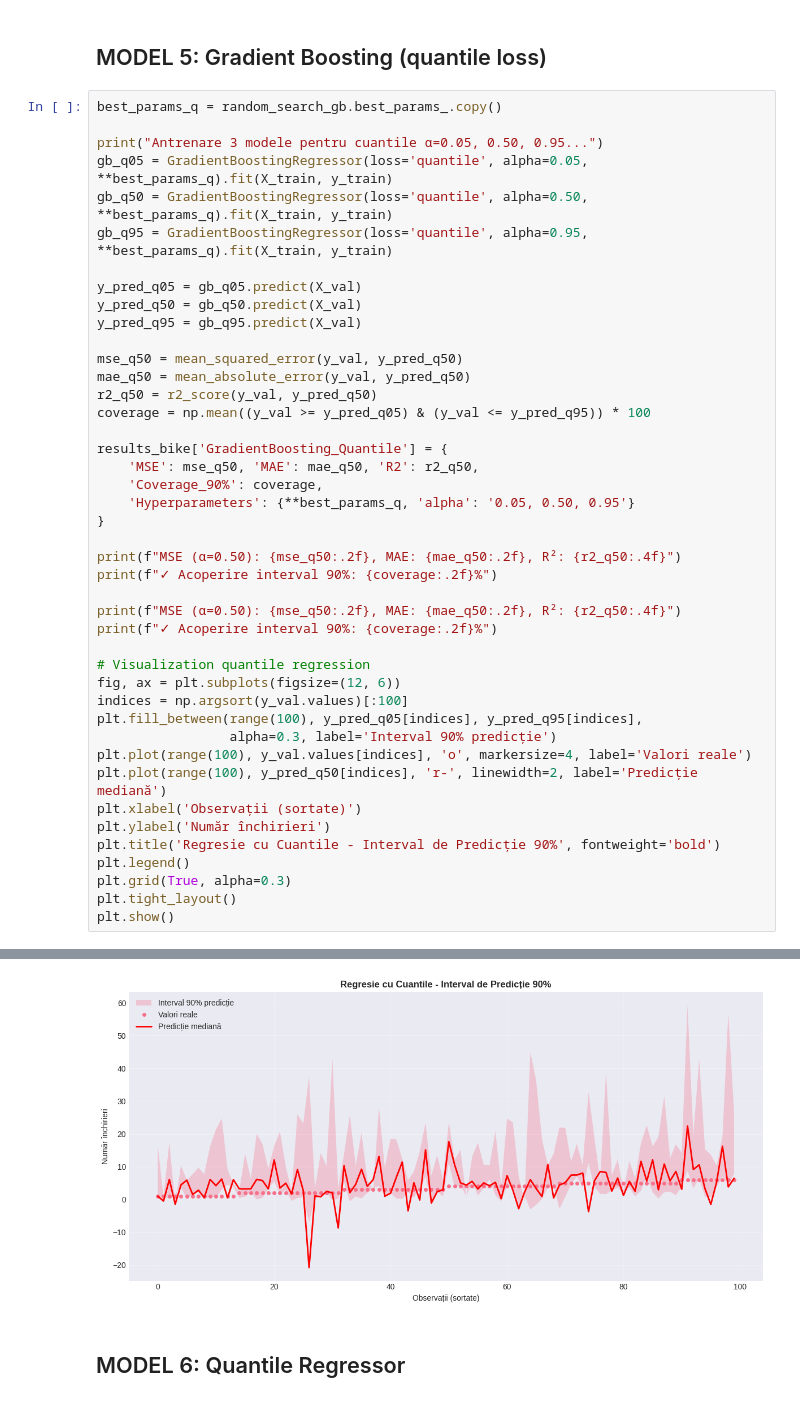
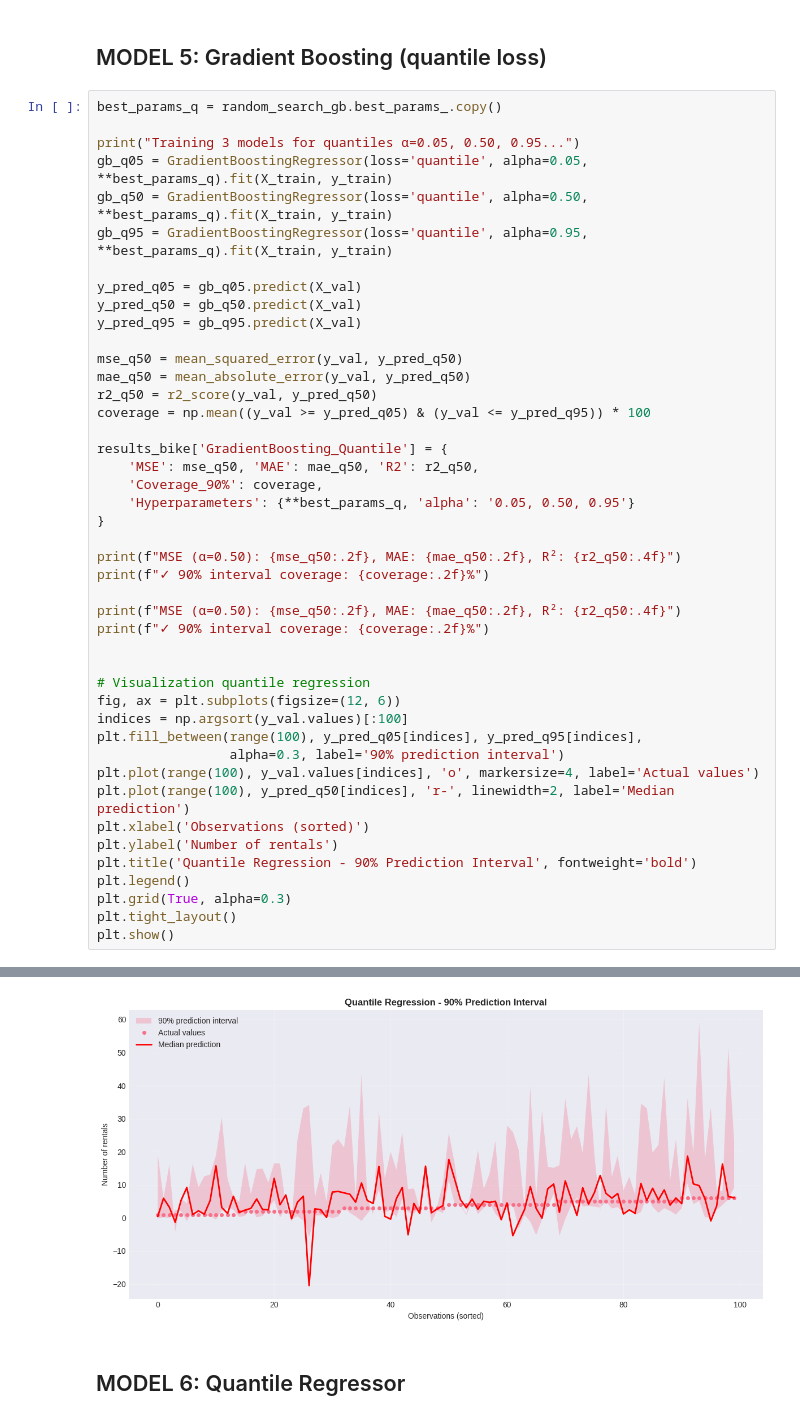
Before and after one commit to denboba/Machine-Learning, a Jupyter notebook: tema/tema1_abdulkadir gobena-denboba.ipynb, the cells around one changed output, grey strips where cells are left out. Cells and saved outputs as stored; diff of their text form.

```diff
--- a/tema/tema1_abdulkadir gobena-denboba.ipynb
+++ b/tema/tema1_abdulkadir gobena-denboba.ipynb
@@ -491,7 +489,7 @@ MSE: 3155.76, MAE: 36.46, R²: 0.9057
 # %%
 best_params_q = random_search_gb.best_params_.copy()
 
-print("Antrenare 3 modele pentru cuantile α=0.05, 0.50, 0.95...")
+print("Training 3 models for quantiles α=0.05, 0.50, 0.95...")
 gb_q05 = GradientBoostingRegressor(loss='quantile', alpha=0.05, **best_params_q).fit(X_train, y_train)
 gb_q50 = GradientBoostingRegressor(loss='quantile', alpha=0.50, **best_params_q).fit(X_train, y_train)
 gb_q95 = GradientBoostingRegressor(loss='quantile', alpha=0.95, **best_params_q).fit(X_train, y_train)
@@ -512,21 +510,22 @@ results_bike['GradientBoosting_Quantile'] = {
 }
 
 print(f"MSE (α=0.50): {mse_q50:.2f}, MAE: {mae_q50:.2f}, R²: {r2_q50:.4f}")
-print(f"✓ Acoperire interval 90%: {coverage:.2f}%")
+print(f"✓ 90% interval coverage: {coverage:.2f}%")
 
 print(f"MSE (α=0.50): {mse_q50:.2f}, MAE: {mae_q50:.2f}, R²: {r2_q50:.4f}")
-print(f"✓ Acoperire interval 90%: {coverage:.2f}%")
+print(f"✓ 90% interval coverage: {coverage:.2f}%")
+
 
 # Visualization quantile regression
 fig, ax = plt.subplots(figsize=(12, 6))
 indices = np.argsort(y_val.values)[:100]
 plt.fill_between(range(100), y_pred_q05[indices], y_pred_q95[indices],
-                 alpha=0.3, label='Interval 90% predicție')
-plt.plot(range(100), y_val.values[indices], 'o', markersize=4, label='Valori reale')
-plt.plot(range(100), y_pred_q50[indices], 'r-', linewidth=2, label='Predicție mediană')
-plt.xlabel('Observații (sortate)')
-plt.ylabel('Număr închirieri')
-plt.title('Regresie cu Cuantile - Interval de Predicție 90%', fontweight='bold')
+                 alpha=0.3, label='90% prediction interval')
+plt.plot(range(100), y_val.values[indices], 'o', markersize=4, label='Actual values')
+plt.plot(range(100), y_pred_q50[indices], 'r-', linewidth=2, label='Median prediction')
+plt.xlabel('Observations (sorted)')
+plt.ylabel('Number of rentals')
+plt.title('Quantile Regression - 90% Prediction Interval', fontweight='bold')
 plt.legend()
 plt.grid(True, alpha=0.3)
 plt.tight_layout()
@@ -540,4 +539,4 @@ MSE (α=0.50): 4600.95, MAE: 41.60, R²: 0.8625
-[figure, old version]
+[figure, new version]
 # %% [markdown]
 ## MODEL 6: Quantile Regressor
 # %%
```
Also changed, not shown: parts of 34 cells of this notebook.
